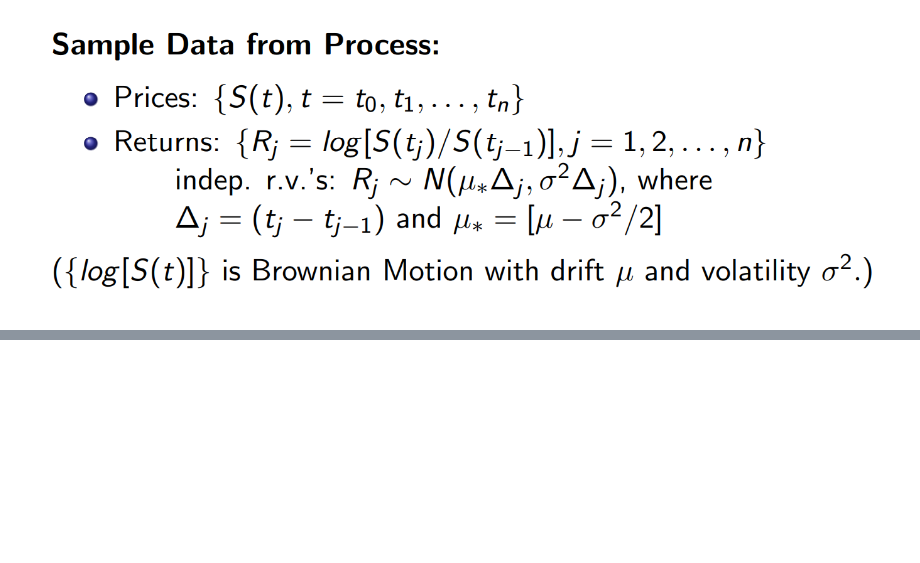
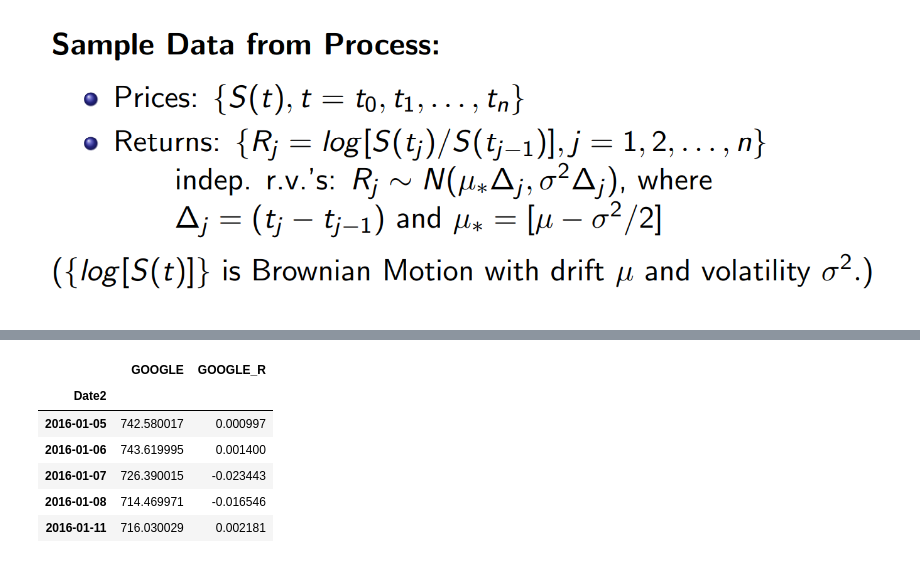
Before and after one commit to adevrent/wqu_mscfe, a Jupyter notebook: Financial Econometrics/M5/L2.ipynb, the cells around one changed output, grey strips where cells are left out. Drawn from its saved outputs; the diff is of its cells as text; code cells hidden in the pictures; blank space fills up the shorter version.

Commit message:
L2 need to re-read

```diff
--- a/Financial Econometrics/M5/L2.ipynb
+++ b/Financial Econometrics/M5/L2.ipynb
@@ -4,0 +21,18 @@
+# %%
+# Load the dataset
+m5_data = pd.read_csv("/home/sscf/wqu_mscfe/Financial Econometrics/M5/M5. goog_eur_10.csv")
+
+# Convert date variable to date format and set index
+m5_data["Date2"] = pd.to_datetime(m5_data["Date"], format="%m/%d/%Y")
+goog = m5_data.loc[:, ["Date2", "GOOGLE"]].set_index("Date2")
+goog["GOOGLE_R"] = np.log(goog["GOOGLE"]).diff()
+goog = goog.dropna()
+goog.head()
+# %% [output]
+|  | GOOGLE | GOOGLE_R |
+| Date2 |  |  |
+| 2016-01-05 | 742.580017 | 0.000997 |
+| 2016-01-06 | 743.619995 | 0.001400 |
+| 2016-01-07 | 726.390015 | -0.023443 |
+| 2016-01-08 | 714.469971 | -0.016546 |
+| 2016-01-11 | 716.030029 | 0.002181 |
```
Also changed, not shown: parts of 4 cells of this notebook.
